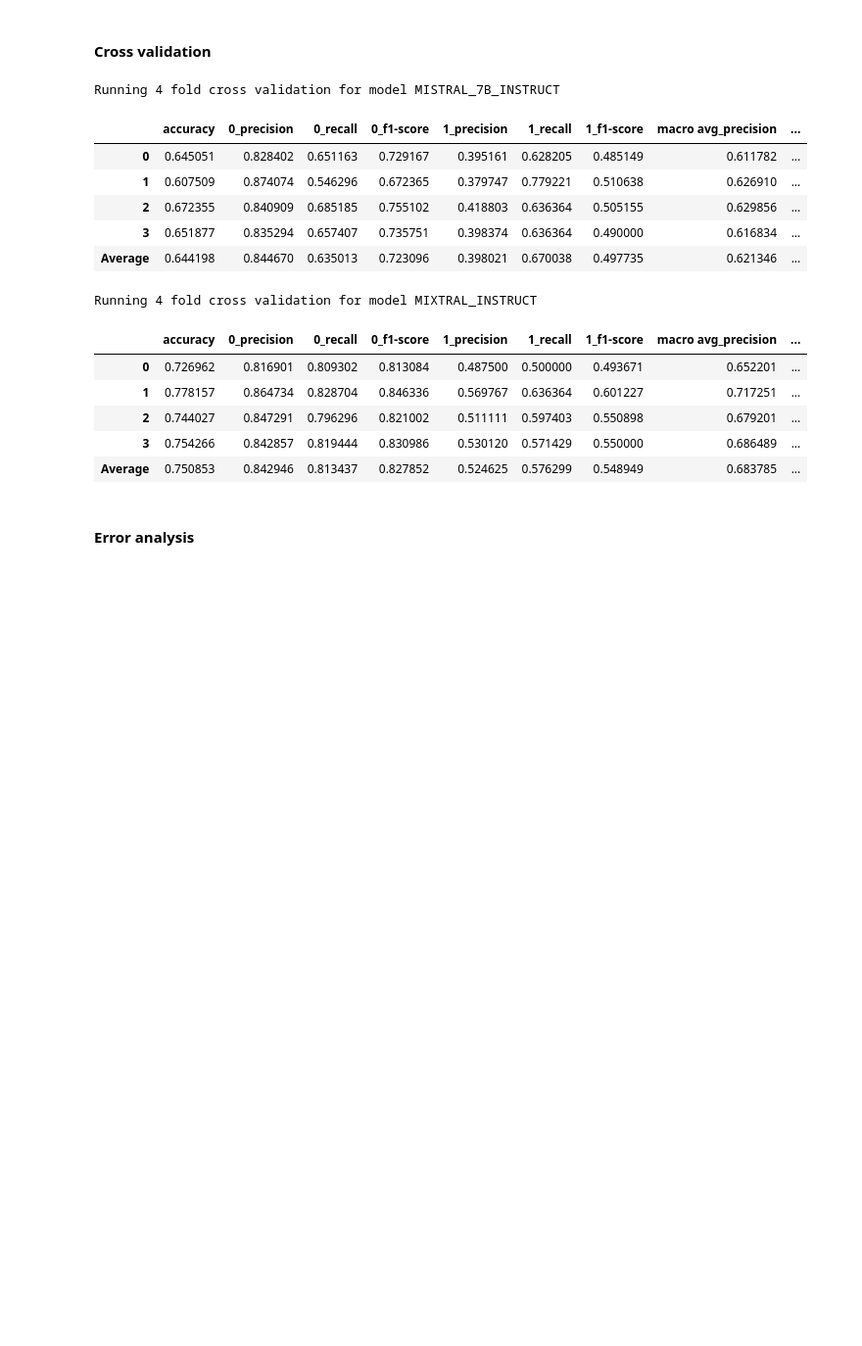
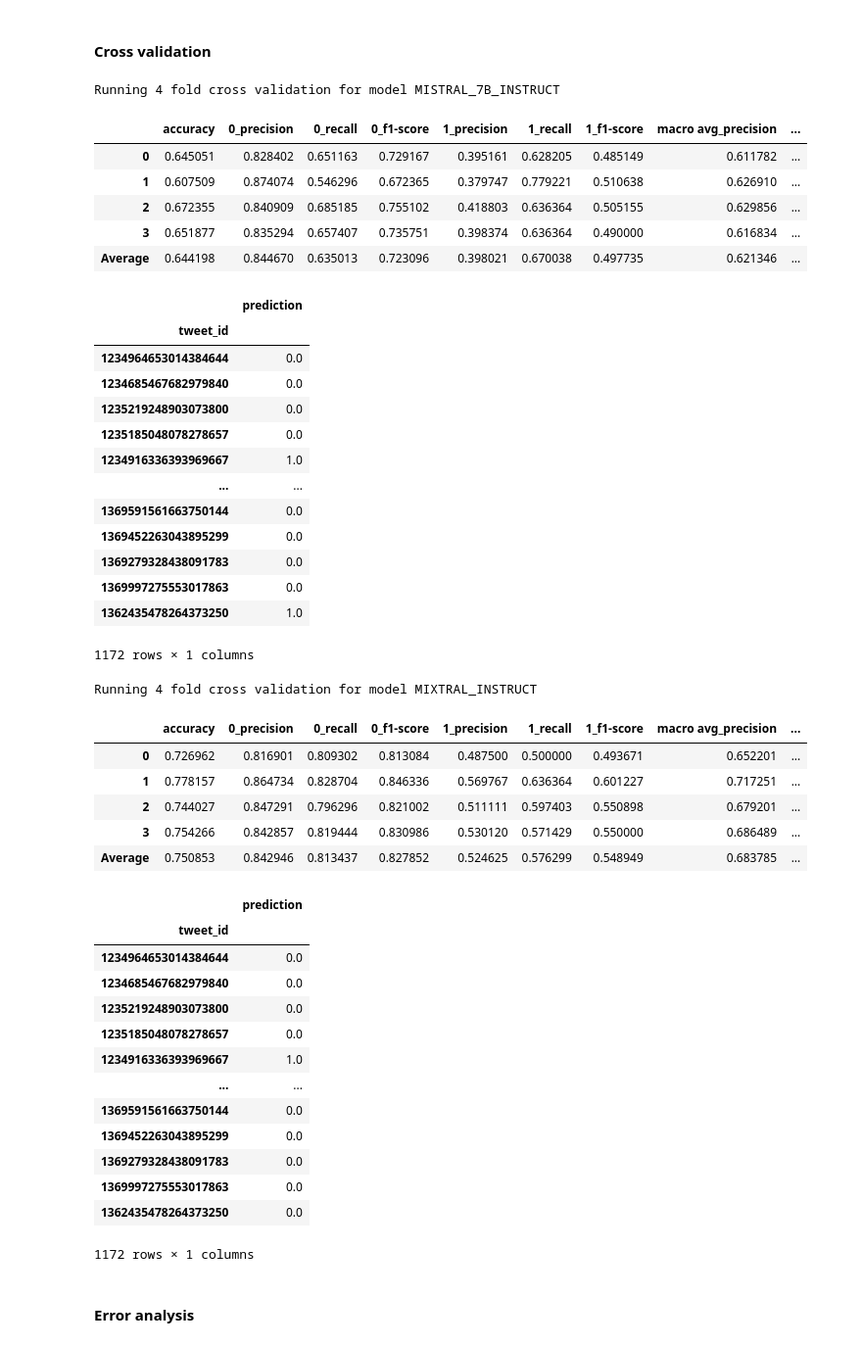
Before and after one commit to matsbratvold/Checkworthiness-Detection-with-Open-Source-LLMs, a Jupyter notebook: src/llm.ipynb, the cells around one changed output. Shown at 98% size. Saved outputs shown, nothing was run; the diff lists cells and outputs as text; code cells hidden in the pictures; blank space fills up the shorter version.

```diff
--- a/src/llm.ipynb
+++ b/src/llm.ipynb
@@ -216,33 +237,62 @@ generate_llm_predictions(
 # %%
 %autoreload
 crossval_folder = "../data/CheckThat2021Task1a/crossval"
 for model_id in HuggingFaceModel:
     print(f"Running 4 fold cross validation for model {model_id.name}")
     dataset_path = f"../results/CheckThat/{model_id.name}/zeroshot/zeroshot1.csv"
     dataset_with_scores = pd.read_csv(dataset_path, index_col=0)
     save_folder = f"../results/CheckThat/{model_id.name}/zeroshot"
-    result = run_llm_cross_validation(
+    result, predictions = run_llm_cross_validation(
         data=dataset_with_scores,
         label_column="check_worthiness",
         crossval_folder=crossval_folder,
         save_folder=save_folder,
     )
     display(result)
+    display(predictions)
 # %% [output]
 Running 4 fold cross validation for model MISTRAL_7B_INSTRUCT
 |  | accuracy | 0_precision | 0_recall | 0_f1-score | 1_precision | 1_recall | 1_f1-score | macro avg_precision | ... |
 | 0 | 0.645051 | 0.828402 | 0.651163 | 0.729167 | 0.395161 | 0.628205 | 0.485149 | 0.611782 | ... |
 | 1 | 0.607509 | 0.874074 | 0.546296 | 0.672365 | 0.379747 | 0.779221 | 0.510638 | 0.626910 | ... |
 | 2 | 0.672355 | 0.840909 | 0.685185 | 0.755102 | 0.418803 | 0.636364 | 0.505155 | 0.629856 | ... |
 | 3 | 0.651877 | 0.835294 | 0.657407 | 0.735751 | 0.398374 | 0.636364 | 0.490000 | 0.616834 | ... |
 | Average | 0.644198 | 0.844670 | 0.635013 | 0.723096 | 0.398021 | 0.670038 | 0.497735 | 0.621346 | ... |
+|  | prediction |
+| tweet_id |  |
+| 1234964653014384644 | 0.0 |
+| 1234685467682979840 | 0.0 |
+| 1235219248903073800 | 0.0 |
+| 1235185048078278657 | 0.0 |
+| 1234916336393969667 | 1.0 |
+| ... | ... |
+| 1369591561663750144 | 0.0 |
+| 1369452263043895299 | 0.0 |
+| 1369279328438091783 | 0.0 |
+| 1369997275553017863 | 0.0 |
+| 1362435478264373250 | 1.0 |
-Running 4 fold cross validation for model MIXTRAL_INSTRUCT
+1172 rows × 1 columns
-|  | accuracy | 0_precision | 0_recall | 0_f1-score | 1_precision | 1_recall | 1_f1-score | macro avg_precision | ... |
-| 0 | 0.726962 | 0.816901 | 0.809302 | 0.813084 | 0.487500 | 0.500000 | 0.493671 | 0.652201 | ... |
-| 1 | 0.778157 | 0.864734 | 0.828704 | 0.846336 | 0.569767 | 0.636364 | 0.601227 | 0.717251 | ... |
-| 2 | 0.744027 | 0.847291 | 0.796296 | 0.821002 | 0.511111 | 0.597403 | 0.550898 | 0.679201 | ... |
-| 3 | 0.754266 | 0.842857 | 0.819444 | 0.830986 | 0.530120 | 0.571429 | 0.550000 | 0.686489 | ... |
-| Average | 0.750853 | 0.842946 | 0.813437 | 0.827852 | 0.524625 | 0.576299 | 0.548949 | 0.683785 | ... |
+Running 4 fold cross validation for model MIXTRAL_INSTRUCT
+|  | accuracy | 0_precision | 0_recall | 0_f1-score | 1_precision | 1_recall | 1_f1-score | macro avg_precision | ... |
+| 0 | 0.726962 | 0.816901 | 0.809302 | 0.813084 | 0.487500 | 0.500000 | 0.493671 | 0.652201 | ... |
+| 1 | 0.778157 | 0.864734 | 0.828704 | 0.846336 | 0.569767 | 0.636364 | 0.601227 | 0.717251 | ... |
+| 2 | 0.744027 | 0.847291 | 0.796296 | 0.821002 | 0.511111 | 0.597403 | 0.550898 | 0.679201 | ... |
+| 3 | 0.754266 | 0.842857 | 0.819444 | 0.830986 | 0.530120 | 0.571429 | 0.550000 | 0.686489 | ... |
+| Average | 0.750853 | 0.842946 | 0.813437 | 0.827852 | 0.524625 | 0.576299 | 0.548949 | 0.683785 | ... |
+|  | prediction |
+| tweet_id |  |
+| 1234964653014384644 | 0.0 |
+| 1234685467682979840 | 0.0 |
+| 1235219248903073800 | 0.0 |
+| 1235185048078278657 | 0.0 |
+| 1234916336393969667 | 1.0 |
+| ... | ... |
+| 1369591561663750144 | 0.0 |
+| 1369452263043895299 | 0.0 |
+| 1369279328438091783 | 0.0 |
+| 1369997275553017863 | 0.0 |
+| 1362435478264373250 | 0.0 |
+1172 rows × 1 columns
 # %% [markdown]
 #### Error analysis
 # %%
```
Also changed, not shown: parts of 5 cells of this notebook, 22 other files.
